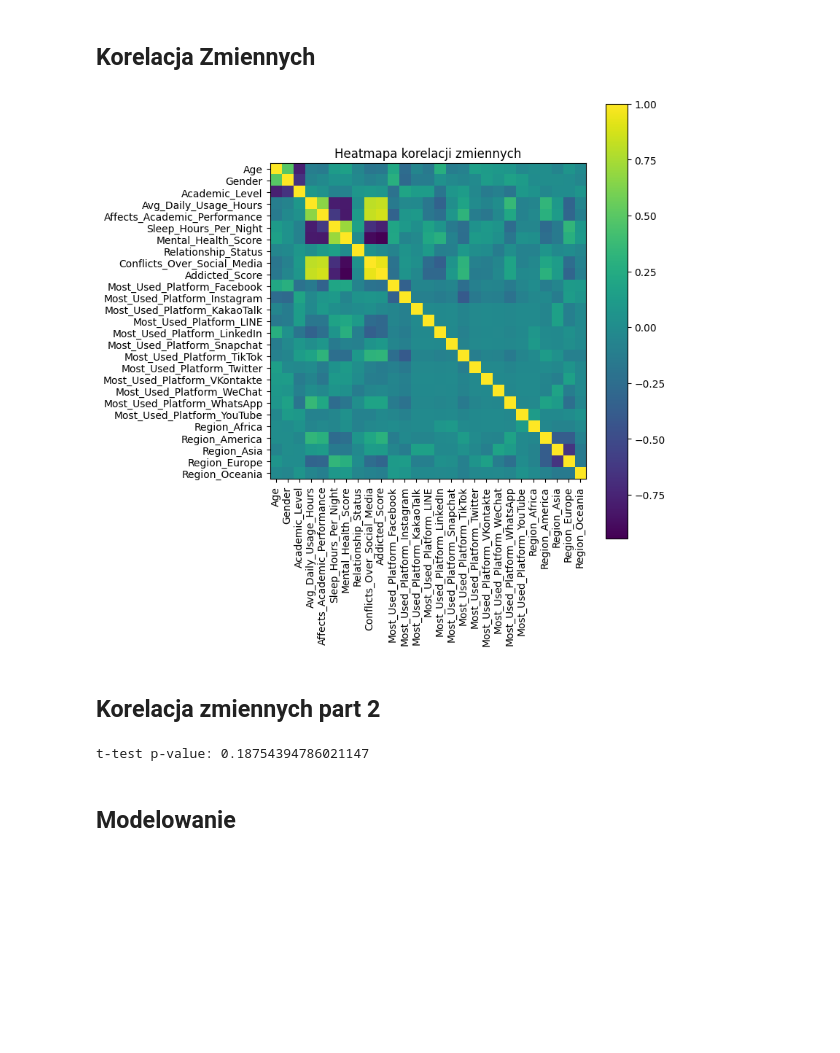
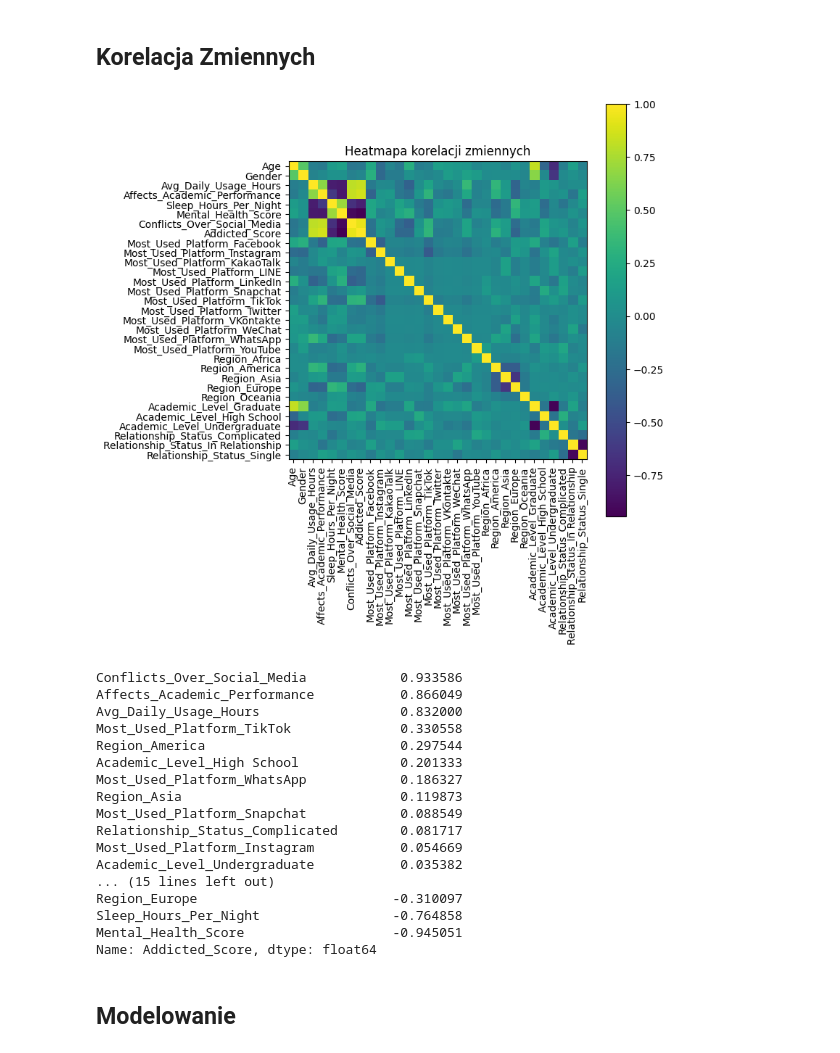
Before and after one commit to s24468/EWD_Project, a Jupyter notebook: main.ipynb, the cells around one changed output. Cells and saved outputs as stored; diff of their text form; code cells hidden in the pictures; blank space fills up the shorter version.

```diff
--- a/main.ipynb
+++ b/main.ipynb
@@ -39,7 +39,6 @@ for col in line_cols:
     plt.tight_layout()
     plt.show()
 
-
 df = pd.read_csv("dataset/Students Social Media Addiction.csv")
 
 # Tworzenie z krajów kolumnę region
@@ -65,11 +64,10 @@ for col in cols:
     le.fit(df[col])
 
 le = LabelEncoder()
-for col in ["Gender", "Affects_Academic_Performance", "Academic_Level", "Most_Used_Platform", "Relationship_Status",
-            "Region"]:
+for col in ["Gender", "Affects_Academic_Performance", "Academic_Level", "Most_Used_Platform", "Relationship_Status", "Region"]:
     df[col] = le.fit_transform(df[col])
 
-# 2. Oblicz macierz korelacji
+#macierz korelacji
 corr = df.corr()
 
 # Heatmapa
@@ -106,7 +104,7 @@ from IPython.display import display, Markdown
 # 1. Wczytanie danych
 df = pd.read_csv("dataset/Students Social Media Addiction.csv")
 
-# 2. Zamiana Country → Region
+# 2. Zamiana Country -> Region
 if "Country" in df.columns:
     override = {"UAE": "United Arab Emirates"}
     df["Country"] = df["Country"].replace(override)
@@ -120,35 +118,29 @@ for col in ["Country", "Student_ID"]:
 # 4. Label Encoding
 label_cols = [
     "Gender",
-    "Affects_Academic_Performance",
-    "Academic_Level",
-    "Relationship_Status"
+    "Affects_Academic_Performance"
 ]
 label_maps = {}
 for col in label_cols:
     le = LabelEncoder().fit(df[col])
     df[col] = le.transform(df[col])
-    # zapisz mapowanie
     label_maps[col] = pd.DataFrame({
         "Category": le.classes_,
         "Code": range(len(le.classes_))
     })
-    # pokaż w Jupyterze
     display(Markdown(f"### Label mapping dla `{col}`"))
     display(label_maps[col])
 
 # 5. One-Hot Encoding
 ohe = OneHotEncoder(sparse_output=False, handle_unknown="ignore")
-# dopasuj na dwóch kolumnach naraz
-X_ohe = ohe.fit_transform(df[["Most_Used_Platform", "Region"]])
-new_cols = ohe.get_feature_names_out(["Most_Used_Platform", "Region"])
+X_ohe = ohe.fit_transform(df[["Most_Used_Platform", "Region", "Academic_Level", "Relationship_Status"]])
+new_cols = ohe.get_feature_names_out(["Most_Used_Platform", "Region", "Academic_Level", "Relationship_Status"])
 df_ohe = pd.DataFrame(X_ohe, columns=new_cols, index=df.index)
 
 # budujemy mapowania per oryginalna kolumna
 onehot_maps = {}
 cats = ohe.categories_  # lista list: [platforms…, regions…]
-for orig_col, cat_list in zip(["Most_Used_Platform", "Region"], cats):
-    # wybierz feature names odpowiadające tej kolumnie
+for orig_col, cat_list in zip(["Most_Used_Platform", "Region", "Academic_Level", "Relationship_Status"], cats):
     prefix = orig_col + "_"
     feats = [c for c in new_cols if c.startswith(prefix)]
     onehot_maps[orig_col] = pd.DataFrame({
@@ -160,7 +152,8 @@ for orig_col, cat_list in zip(["Most_Used_Platform", "Region"], cats):
     display(onehot_maps[orig_col])
 
 # 6. Ściągamy stare kolumny i dodajemy nowe wektory
-df = pd.concat([df.drop(columns=["Most_Used_Platform", "Region"]), df_ohe], axis=1)
+df = pd.concat([df.drop(columns=["Most_Used_Platform", "Region", "Academic_Level", "Relationship_Status"]), df_ohe],
+               axis=1)
 
 # 7. Analiza outlierów (IQR) – bez zmian
 cols = ["Avg_Daily_Usage_Hours", "Sleep_Hours_Per_Night"]
@@ -228,32 +221,46 @@ Outliery wg IQR dla Avg_Daily_Usage_Hours i Sleep_Hours_Per_Night:
 # %%
 import matplotlib.pyplot as plt
 
-# 2. Oblicz macierz korelacji
+#macierz korelacji
 corr = df.corr()
 
 # Heatmapa
 plt.figure(figsize=(8, 8))
 plt.imshow(corr, aspect='equal')
 plt.colorbar()
-# opisy osi
 plt.xticks(range(len(corr)), corr.columns, rotation=90)
 plt.yticks(range(len(corr)), corr.columns)
 plt.title("Heatmapa korelacji zmiennych")
 plt.tight_layout()
 plt.show()
+
+# Print dla korelacji addicted_score
+corr_with_target = (
+    corr["Addicted_Score"]
+    .drop("Addicted_Score")
+    .sort_values(ascending=False)
+)
+
+print(corr_with_target)
 # %% [output]
-[figure, old version]
+[figure, new version]
+Conflicts_Over_Social_Media            0.933586
+Affects_Academic_Performance           0.866049
+Avg_Daily_Usage_Hours                  0.832000
+Most_Used_Platform_TikTok              0.330558
+Region_America                         0.297544
+Academic_Level_High School             0.201333
+Most_Used_Platform_WhatsApp            0.186327
+Region_Asia                            0.119873
+Most_Used_Platform_Snapchat            0.088549
+Relationship_Status_Complicated        0.081717
+Most_Used_Platform_Instagram           0.054669
+Academic_Level_Undergraduate           0.035382
+... (15 lines left out)
+Region_Europe                         -0.310097
+Sleep_Hours_Per_Night                 -0.764858
+Mental_Health_Score                   -0.945051
+Name: Addicted_Score, dtype: float64
-# %% [markdown]
-## Korelacja zmiennych part 2
-# %%
-import scipy.stats as st
-
-# t-test między płciami
-m = df[df.Gender == 0].Addicted_Score
-f = df[df.Gender == 1].Addicted_Score
-print("t-test p-value:", st.ttest_ind(m, f, nan_policy="omit").pvalue)
-# %% [output]
-t-test p-value: 0.18754394786021147
 # %% [markdown]
 ## Modelowanie
 # %%
```
Also changed, not shown: parts of 4 cells of this notebook, 4 other files.
